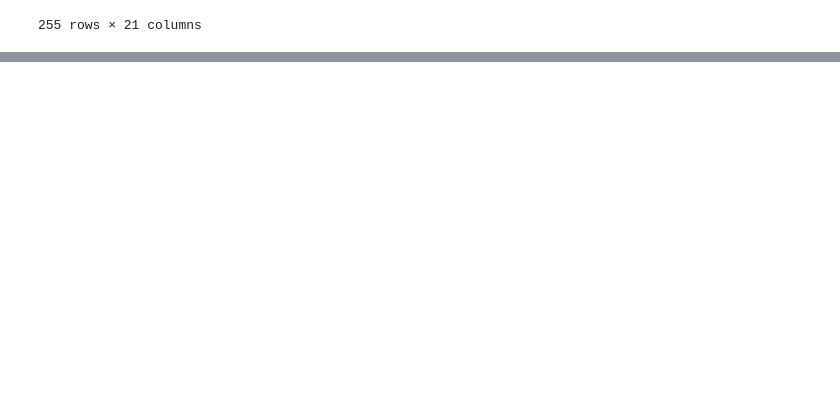
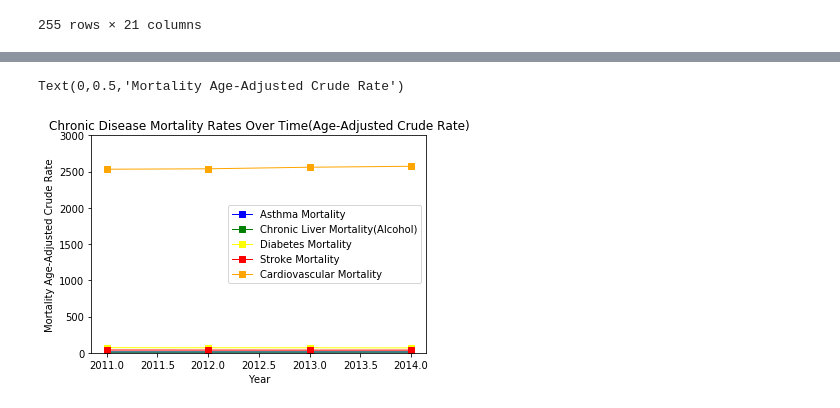
Before and after one commit to ByronIAllen/DataAnalysis_Project1, a Jupyter notebook: Chronic Disease.ipynb, the cells around one changed output, grey strips where cells are left out. Drawn from its saved outputs; the diff is of its cells as text; code cells hidden in the pictures; blank space fills up the shorter version.

```diff
--- a/Chronic Disease.ipynb
+++ b/Chronic Disease.ipynb
@@ -578,0 +856,3 @@ crude_rate_cardio_df1
+# %%
+Filtered_data3 = Filtered_data.loc[Filtered_data["DataValueType"] == "Age-adjusted Rate"]
+Filtered_data3
@@ -578,0 +983,31 @@ crude_rate_cardio_df1
+# %%
+asthma_age = [avg_asthma_mort11_rate_age, avg_asthma_mort12_rate_age, avg_asthma_mort13_rate_age, avg_asthma_mort14_rate_age]
+chronic_liver_age = [avg_chronic_liver_mort11_rate_age, avg_chronic_liver_mort12_rate_age, avg_chronic_liver_mort13_rate_age, avg_chronic_liver_mort14_rate_age]
+diabetes_age = [avg_diabetes_mort11_rate_age, avg_diabetes_mort12_rate_age, avg_diabetes_mort13_rate_age, avg_diabetes_mort14_rate_age]
+stroke_age = [avg_stroke_mort11_rate_age, avg_stroke_mort12_rate_age, avg_stroke_mort13_rate_age, avg_stroke_mort14_rate_age]
+cardiovasc_age = [avg_total_cardiovascular_mort11,avg_total_cardiovascular_mort12, avg_total_cardiovascular_mort13, avg_total_cardiovascular_mort14]
+# %%
+# Create a handle for each plot
+asthma_plot_age, = plt.plot(years, asthma_age, marker="s",color="blue", linewidth=1, label="Asthma Mortality")
+chronic_liver_plot_age, = plt.plot(years, chronic_liver_age, marker="s", color="green", linewidth=1, label="Chronic Liver Mortality(Alcohol)")
+diabetes_plot_age, = plt.plot(years, diabetes_age, marker="s", color="yellow", linewidth=1, label="Diabetes Mortality")
+stroke_plot_age, = plt.plot(years, stroke_age, marker="s", color="red", linewidth=1, label="Stroke Mortality")
+cardiovasc_plot_age, = plt.plot(years, cardiovasc_age, marker="s", color="orange", linewidth=1, label="Cardiovascular Mortality")
+
+# Set our legend to where the chart thinks is best
+plt.legend(handles=[asthma_plot_age, chronic_liver_plot_age, diabetes_plot_age,stroke_plot_age, cardiovasc_plot_age], loc="best")
+
+#locs, labels = yticks()
+
+plt.ylim([0, 3000])
+#yticks(np.arange(0, 250, 15))
+
+plt.title("Chronic Disease Mortality Rates Over Time(Age-Adjusted Crude Rate)")
+
+
+# Create labels for the X and Y axis
+plt.xlabel("Year")
+plt.ylabel("Mortality Age-Adjusted Crude Rate")
+# %% [output]
+Text(0,0.5,'Mortality Age-Adjusted Crude Rate')
+[figure, added]
```
Also changed, not shown: parts of 30 cells of this notebook.
